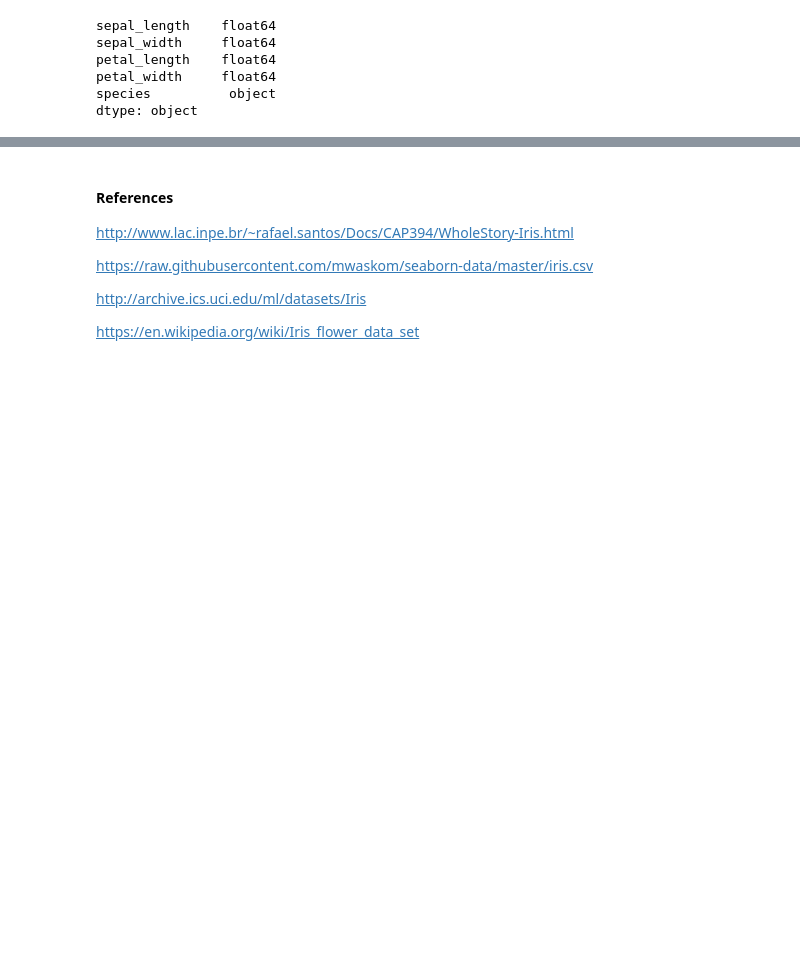
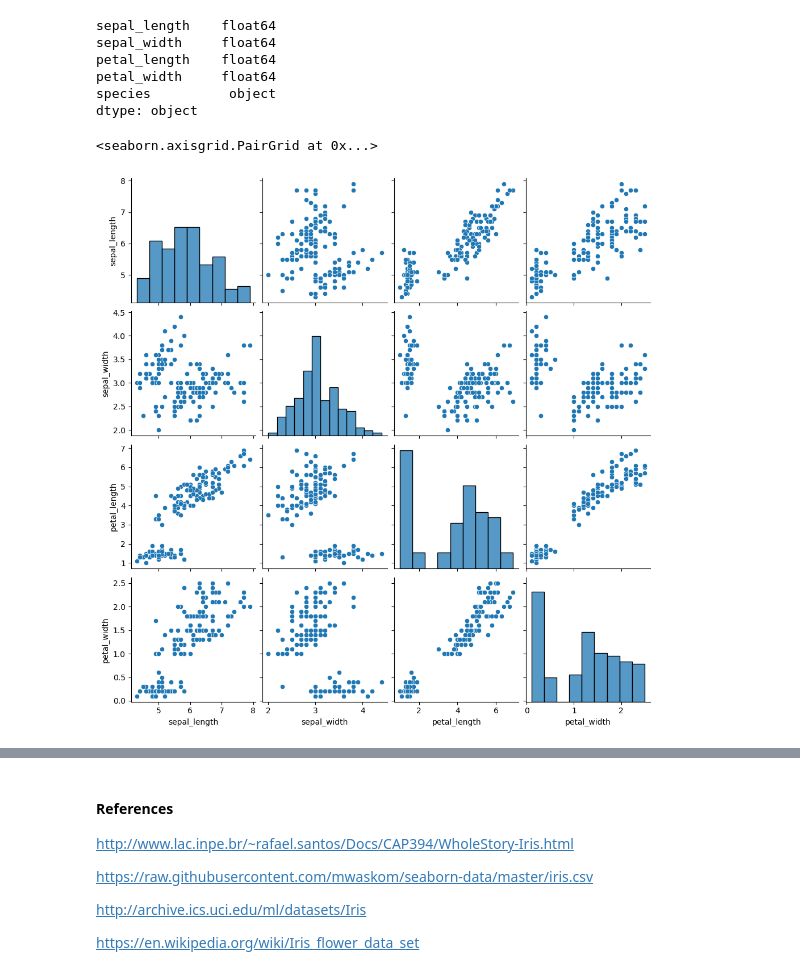
Before and after one commit to Tanjasta/Fundamentals-of-Data-Analysis, a Jupyter notebook: project.ipynb, the cells around one changed output, grey strips where cells are left out. Saved outputs shown, nothing was run; the diff lists cells and outputs as text; code cells hidden in the pictures; blank space fills up the shorter version.

Commit message:
graphs added for visualisation

```diff
--- a/project.ipynb
+++ b/project.ipynb
@@ -106,3 +108,9 @@ petal_length    float64
 petal_width     float64
 species          object
 dtype: object
+# %%
+# Creating plots.
+sns.pairplot(df)
+# %% [output]
+<seaborn.axisgrid.PairGrid at 0x...>
+[figure, added]
```
Also changed, not shown: parts of 3 cells of this notebook, 1 other file.
